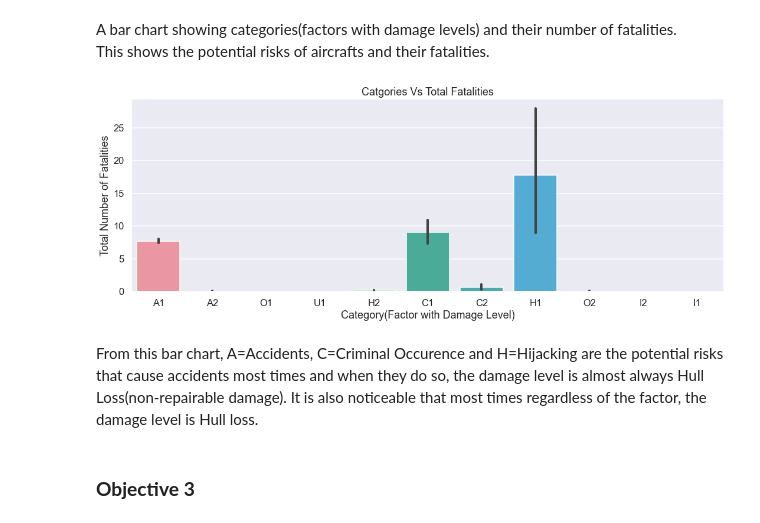
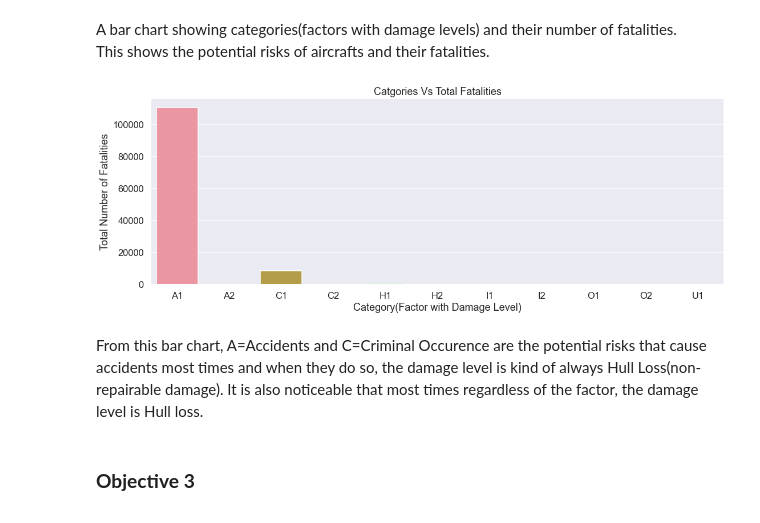
Before and after one commit to Christine-Muhoro/Phase-1-Project, a Jupyter notebook: index.ipynb, the cells around one changed output. Saved outputs shown, nothing was run; the diff lists cells and outputs as text; code cells hidden in the pictures.

```diff
--- a/index.ipynb
+++ b/index.ipynb
@@ -262,5 +265,7 @@ Changing the date column from string to datetime and getting the metadata again
 # %%
 df['date'] = pd.to_datetime(df['date'])
+end_of_19s = df.loc[df['date'].dt.year == 1975].index.min() # Getting the index of the first row with 1975 as its year.
+df.loc[:end_of_19s-1 , 'date'] -= pd.DateOffset(years=100) # Minusing 100 years to go back one century
 df.info()
 # %% [output]
 <class 'pandas.core.frame.DataFrame'>
@@ -284,13 +289,13 @@ After dropping some missing values above, the first row is at index 4.
 Next I'm filling the first value of date column with 1st January 1919 since the values are ordered according to date and the first dates were of 1919.
 This is so that I can fill the rest of the null date values with previous or next dates available.
 # %%
-df.loc[4, 'date'] = pd.to_datetime("1919-01-01")
+df.loc[4, 'date'] = pd.to_datetime("01-01-1919")
 # %% [markdown]
 Filling date column missing values with the previous date or next date available since the data seems to be ordered according to the dates.
 Afterwards I'm getting the metadata to check the date non-null counts.
 # %%
 # df['date'] = df['date'].fillna(method='bfill')   # backward fill i.e fill with next date value
-df['date'] = df['date'].ffill().bfill()
+df['date'] = df['date'].fillna(method='ffill')
 df.info()
 # %% [output]
 <class 'pandas.core.frame.DataFrame'>
@@ -705,14 +710,16 @@ from this bottom 10 bar graph, the 2 aircraft types; A.W. and ATR are the safest
 A bar chart showing categories(factors with damage levels) and their number of fatalities.
 This shows the potential risks of aircrafts and their fatalities.
 # %%
-sns.barplot(x=df['cat'], y=df['fatalities'])
+# grouping type and using fatalitiies sums as the values and getting the bottom 10 i.e 10 smallest values
+categories = df.groupby('cat')['fatalities'].sum()
+sns.barplot(x=categories.index, y=categories.values)
 plt.title("Catgories Vs Total Fatalities")
 plt.xlabel("Category(Factor with Damage Level)")
 plt.ylabel("Total Number of Fatalities");
 # %% [output]
-[figure, old version]
+[figure, new version]
 # %% [markdown]
-From this bar chart, A=Accidents, C=Criminal Occurence and H=Hijacking are the potential risks that cause accidents most times and when they do so, the damage level is almost always Hull Loss(non-repairable damage). It is also noticeable that most times regardless of the factor, the damage level is Hull loss.
+From this bar chart, A=Accidents and C=Criminal Occurence are the potential risks that cause accidents most times and when they do so, the damage level is kind of always Hull Loss(non-repairable damage). It is also noticeable that most times regardless of the factor, the damage level is Hull loss.
 # %% [markdown]
 ### **Objective 3**
 # %% [markdown]
```
Also changed, not shown: parts of 3 cells of this notebook, 2 other files.
